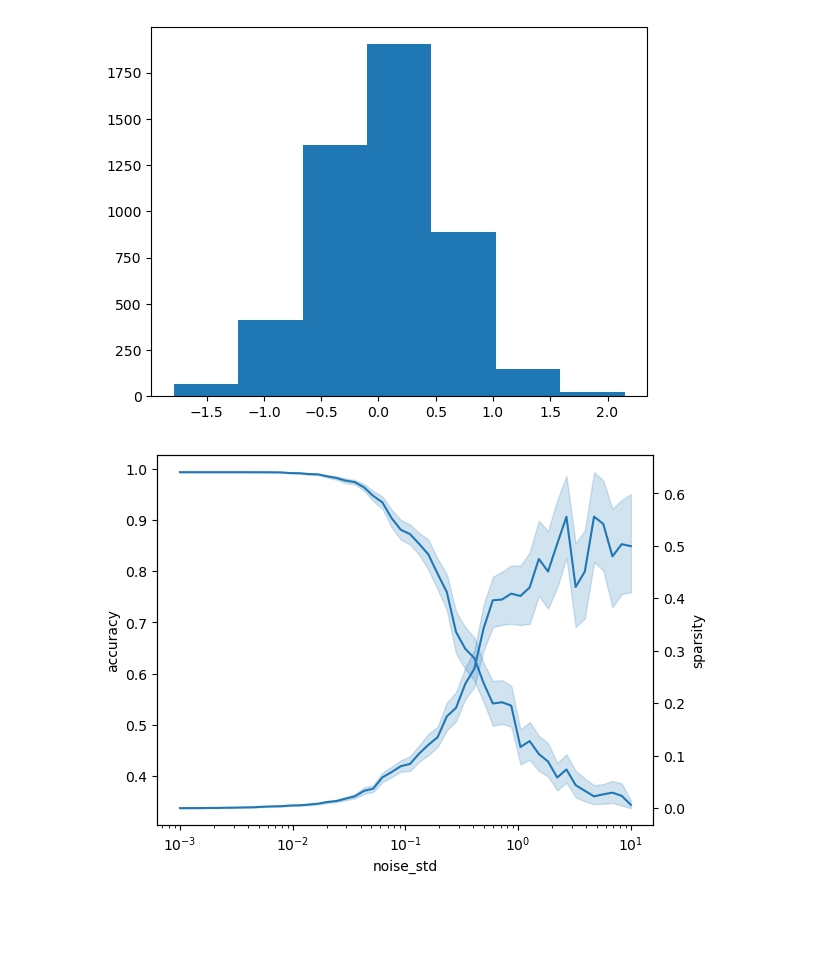
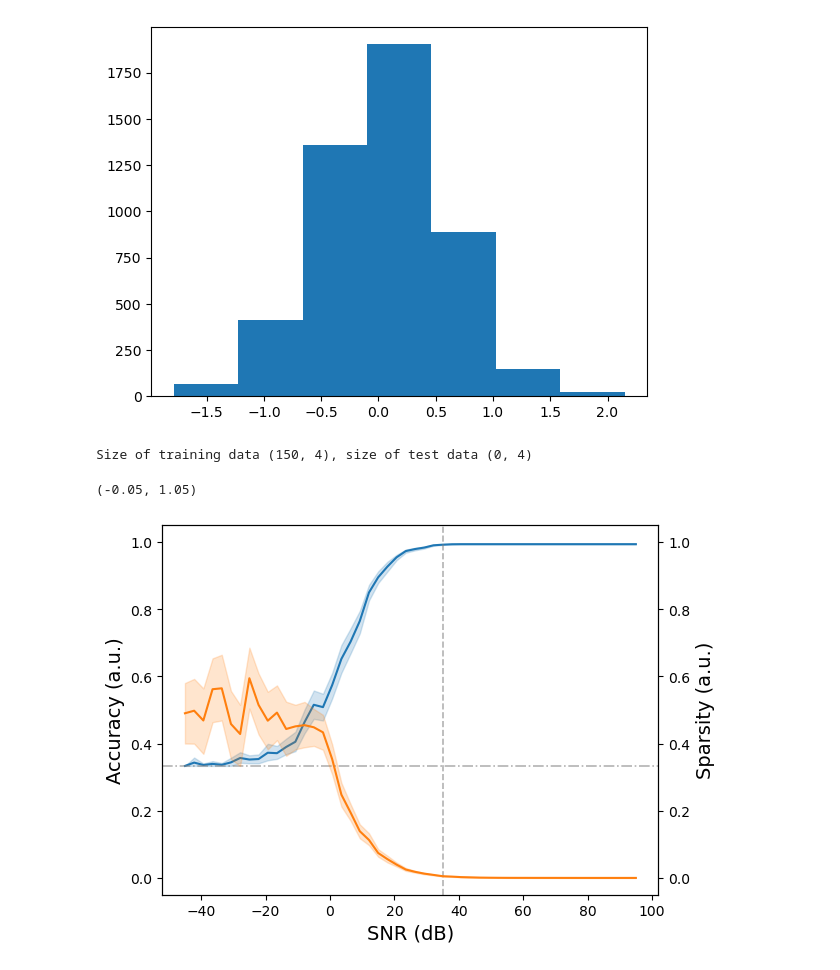
Before and after one commit to vjaltare/sawy, a Jupyter notebook: notebooks/uci_iris_figures.ipynb, the cells around one changed output. Drawn from its saved outputs; the diff is of its cells as text; code cells hidden in the pictures; blank space fills up the shorter version.

Commit message:
proceed with plotting snr vs perf/sparsity

```diff
--- a/notebooks/uci_iris_figures.ipynb
+++ b/notebooks/uci_iris_figures.ipynb
@@ -619,7 +615,7 @@ def pred_step(
 # load the dataset
 X_train, X_test, y_train, y_test = load_uci_iris(normalize=True, key=101, train_test_split=1.0)
 
-noise_std_arr = jnp.logspace(-3, 1, 50)
+noise_std_arr = jnp.logspace(-5, 2, 50)
 # print(noise_std_arr)
 
 ## load the fully trained model
@@ -663,7 +659,7 @@ for r in tqdm(range(num_resamples)):
         sparsity = jnp.mean(hidden_layer_activations == 0)
         snr = 20*jnp.log10(rms_pre_act/noise_std)
 
-        print(f"SNR: {snr:.4f} | Accuracy: {accuracy:.4f}, Sparsity: {sparsity:.4f}")
+        # print(f"SNR: {snr:.4f} | Accuracy: {accuracy:.4f}, Sparsity: {sparsity:.4f}")
 
         metrics_history['accuracy'].append(accuracy.item())
         metrics_history['sparsity'].append(sparsity.item())
@@ -673,19 +669,33 @@ for r in tqdm(range(num_resamples)):
 
 # save the metrics history
 DATA_PATH = "/local_disk/vikrant/trident/logs"
-# with open(os.path.join(DATA_PATH, f"uci_isis_noise_sparsity_accuracy_{today}.pkl"), "wb") as f:
-#     pickle.dump(metrics_history, f)
+with open(os.path.join(DATA_PATH, f"uci_iris_noise_sparsity_accuracy_{today}.pkl"), "wb") as f:
+    pickle.dump(metrics_history, f)
+# %% [output]
+Size of training data (150, 4), size of test data (0, 4)
 # %%
 # TODO: do this more systematically --> TRY SNR Instead!
 DATA_PATH = "/local_disk/vikrant/trident/logs"
-metrics_history = pickle.load(open(os.path.join(DATA_PATH, "uci_iris_noise_sparsity_accuracy_2026-05-05.pkl"), "rb"))
+metrics_history = pickle.load(open(os.path.join(DATA_PATH, "uci_iris_noise_sparsity_accuracy_2026-05-06.pkl"), "rb"))
 df = pd.DataFrame(metrics_history)
 
 fig, ax = plt.subplots()
 axl = ax.twinx()
-sns.lineplot(data=df, x='noise_std', y='accuracy', ax=ax)
-sns.lineplot(data=df, x='noise_std', y='sparsity', ax=axl)
+sns.lineplot(data=df, x='snr', y='accuracy', ax=ax, color="C0")
+sns.lineplot(data=df, x='snr', y='sparsity', ax=axl, color="C1")
 
-ax.set_xscale('log', base=10)
+training_snr = 20*jnp.log10(rms_pre_act/trained_model_state['configs']['noise_std'])
+
+ax.set_xlabel("SNR (dB)", fontsize=14)
+ax.set_ylabel("Accuracy (a.u.)", fontsize=14)
+axl.set_ylabel("Sparsity (a.u.)", fontsize=14)
+ax.axhline(y=1/3, color="0.5", alpha=0.6, linestyle="-.", lw=1.2)
+ax.axvline(x=training_snr, color="0.5", alpha=0.6, linestyle="--", lw=1.2)
+
+ax.set_ylim(-0.05, 1.05)
+axl.set_ylim(-0.05, 1.05)
+
+# ax.set_xscale('log', base=10)
 # %% [output]
+(-0.05, 1.05)
-[figure, old version]
+[figure, new version]
```
Also changed, not shown: parts of 2 cells of this notebook, 7 other files.
